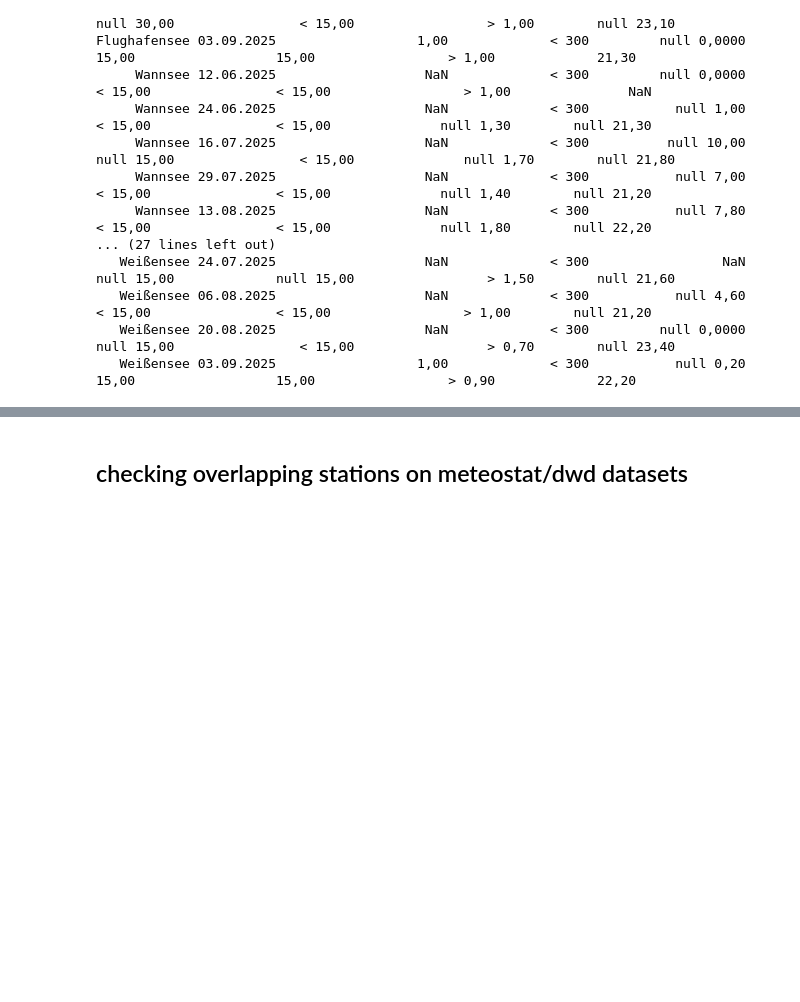
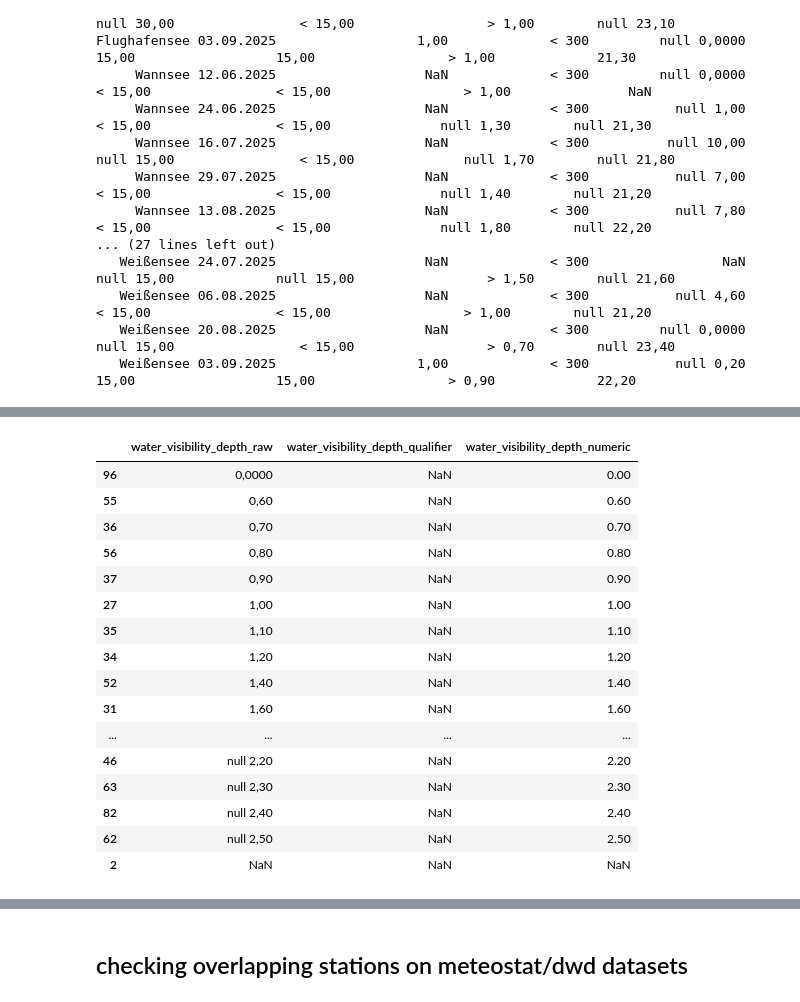
Before and after one commit to lodimarcello/Capstone_project_Lorenzo, a Jupyter notebook: datasets_merging.ipynb, the cells around one changed output, grey strips where cells are left out. Drawn from its saved outputs; the diff is of its cells as text; code cells hidden in the pictures; blank space fills up the shorter version.

```diff
--- a/datasets_merging.ipynb
+++ b/datasets_merging.ipynb
@@ -399,0 +913,54 @@ DWD columns:
+# %%
+# Preserve the original values
+water_cleaned["water_visibility_depth_raw"] = (
+    water_cleaned["water_visibility_depth"]
+)
+
+# Extract comparison qualifiers
+water_cleaned["water_visibility_depth_qualifier"] = (
+    water_cleaned["water_visibility_depth_raw"]
+    .str.extract(r"^\s*(<|>)", expand=False)
+)
+
+# Remove the null flag and comparison symbols
+visibility_values = (
+    water_cleaned["water_visibility_depth_raw"]
+    .str.replace(r"^\s*null\s+", "", regex=True)
+    .str.replace(r"^\s*[<>]\s*", "", regex=True)
+    .str.replace(",", ".", regex=False)
+)
+
+# Convert to numeric values
+water_cleaned["water_visibility_depth_numeric"] = pd.to_numeric(
+    visibility_values,
+    errors="coerce"
+)
+
+# Inspect the results
+display(
+    water_cleaned[
+        [
+            "water_visibility_depth_raw",
+            "water_visibility_depth_qualifier",
+            "water_visibility_depth_numeric"
+        ]
+    ].drop_duplicates().sort_values("water_visibility_depth_raw")
+)
+# %% [output]
+|  | water_visibility_depth_raw | water_visibility_depth_qualifier | water_visibility_depth_numeric |
+| 96 | 0,0000 | NaN | 0.00 |
+| 55 | 0,60 | NaN | 0.60 |
+| 36 | 0,70 | NaN | 0.70 |
+| 56 | 0,80 | NaN | 0.80 |
+| 37 | 0,90 | NaN | 0.90 |
+| 27 | 1,00 | NaN | 1.00 |
+| 35 | 1,10 | NaN | 1.10 |
+| 34 | 1,20 | NaN | 1.20 |
+| 52 | 1,40 | NaN | 1.40 |
+| 31 | 1,60 | NaN | 1.60 |
+| ... | ... | ... | ... |
+| 46 | null 2,20 | NaN | 2.20 |
+| 63 | null 2,30 | NaN | 2.30 |
+| 82 | null 2,40 | NaN | 2.40 |
+| 62 | null 2,50 | NaN | 2.50 |
+| 2 | NaN | NaN | NaN |
```
Also changed, not shown: parts of 37 cells of this notebook, 3 other files.
